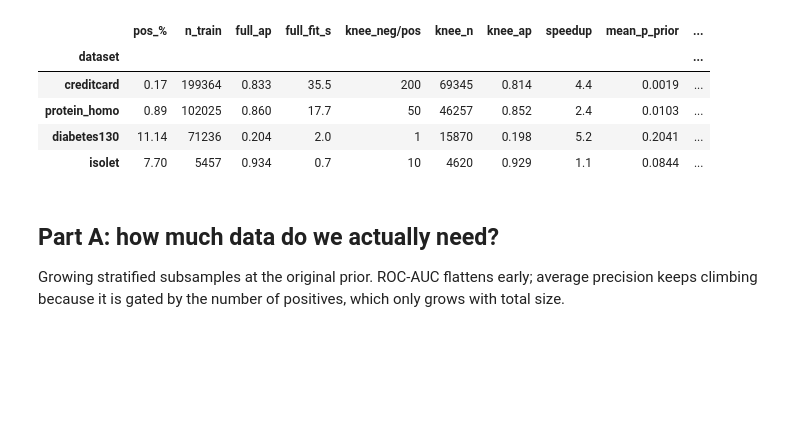
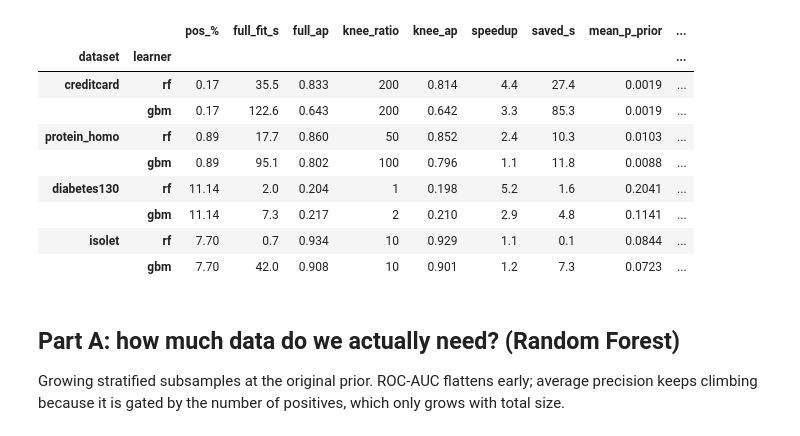
Before and after one commit to solegalli/resampling-experiments, a Jupyter notebook: notebooks/11-undersampling-for-speed.ipynb, the cells around one changed output. Drawn from its saved outputs; the diff is of its cells as text; code cells hidden in the pictures; blank space fills up the shorter version.

```diff
--- a/notebooks/11-undersampling-for-speed.ipynb
+++ b/notebooks/11-undersampling-for-speed.ipynb
@@ -54,40 +50,42 @@ For each dataset: the full-data Random Forest, and the fastest prior-weighted un
 # %%
 rows = []
 for d in DATASETS:
-    mA, _ = agg(res[d]['A_learning_curve'], 'fraction')
-    full_ap = mA.loc[1.0, 'ap']; full_fit = mA.loc[1.0, 'fit_time_s']
-    mB, _ = agg(res[d]['B_undersample'], ['neg_per_pos', 'weights'])
-    prior = mB.xs('prior', level='weights')
-    ok = prior[prior['ap'] >= full_ap - 0.01]
-    pick = ok['fit_time_s'].idxmin() if len(ok) else prior['ap'].idxmax()
-    knee = prior.loc[pick]
-    none_at = mB.xs('none', level='weights').loc[pick]
-    meta = res[d]['meta']
-    rows.append({
-        'dataset': d,
-        'pos_%': round(100 * meta['n_pos_full'] / (meta['n_pos_full'] + meta['n_neg_full']), 2),
-        'n_train': meta['n_pos_full'] + meta['n_neg_full'],
-        'full_ap': round(full_ap, 3),
-        'full_fit_s': round(full_fit, 1),
-        'knee_neg/pos': int(pick),
-        'knee_n': int(knee['n_train']),
-        'knee_ap': round(knee['ap'], 3),
-        'speedup': round(full_fit / knee['fit_time_s'], 1),
-        'mean_p_prior': round(knee['mean_prob'], 4),
-        'mean_p_none': round(none_at['mean_prob'], 4),
-        'true_prior': round(meta['test_prior'], 4),
-    })
-summary = pd.DataFrame(rows).set_index('dataset')
+    for l in LEARNERS:
+        if l not in res[d]:
+            continue
+        ref = full_ref(d, l)
+        mp, _ = prior_curve(d, l)
+        ok = mp[mp['ap'] >= ref['ap'] - 0.01]
+        pick = ok['fit_time_s'].idxmin() if len(ok) else mp['ap'].idxmax()
+        knee = mp.loc[pick]
+        meta = res[d][l]['meta']
+        rows.append({
+            'dataset': d, 'learner': l,
+            'pos_%': round(100 * meta['n_pos_full'] / (meta['n_pos_full'] + meta['n_neg_full']), 2),
+            'full_fit_s': round(ref['fit_time_s'], 1),
+            'full_ap': round(ref['ap'], 3),
+            'knee_ratio': int(pick),
+            'knee_ap': round(knee['ap'], 3),
+            'speedup': round(ref['fit_time_s'] / knee['fit_time_s'], 1),
+            'saved_s': round(ref['fit_time_s'] - knee['fit_time_s'], 1),
+            'mean_p_prior': round(knee['mean_prob'], 4),
+            'true_prior': round(meta['test_prior'], 4),
+        })
+summary = pd.DataFrame(rows).set_index(['dataset', 'learner'])
 summary
 # %% [output]
-|  | pos_% | n_train | full_ap | full_fit_s | knee_neg/pos | knee_n | knee_ap | speedup | mean_p_prior | ... |
-| dataset |  |  |  |  |  |  |  |  |  | ... |
-| creditcard | 0.17 | 199364 | 0.833 | 35.5 | 200 | 69345 | 0.814 | 4.4 | 0.0019 | ... |
-| protein_homo | 0.89 | 102025 | 0.860 | 17.7 | 50 | 46257 | 0.852 | 2.4 | 0.0103 | ... |
-| diabetes130 | 11.14 | 71236 | 0.204 | 2.0 | 1 | 15870 | 0.198 | 5.2 | 0.2041 | ... |
-| isolet | 7.70 | 5457 | 0.934 | 0.7 | 10 | 4620 | 0.929 | 1.1 | 0.0844 | ... |
+|  |  | pos_% | full_fit_s | full_ap | knee_ratio | knee_ap | speedup | saved_s | mean_p_prior | ... |
+| dataset | learner |  |  |  |  |  |  |  |  | ... |
+| creditcard | rf | 0.17 | 35.5 | 0.833 | 200 | 0.814 | 4.4 | 27.4 | 0.0019 | ... |
+|  | gbm | 0.17 | 122.6 | 0.643 | 200 | 0.642 | 3.3 | 85.3 | 0.0019 | ... |
+| protein_homo | rf | 0.89 | 17.7 | 0.860 | 50 | 0.852 | 2.4 | 10.3 | 0.0103 | ... |
+|  | gbm | 0.89 | 95.1 | 0.802 | 100 | 0.796 | 1.1 | 11.8 | 0.0088 | ... |
+| diabetes130 | rf | 11.14 | 2.0 | 0.204 | 1 | 0.198 | 5.2 | 1.6 | 0.2041 | ... |
+|  | gbm | 11.14 | 7.3 | 0.217 | 2 | 0.210 | 2.9 | 4.8 | 0.1141 | ... |
+| isolet | rf | 7.70 | 0.7 | 0.934 | 10 | 0.929 | 1.1 | 0.1 | 0.0844 | ... |
+|  | gbm | 7.70 | 42.0 | 0.908 | 10 | 0.901 | 1.2 | 7.3 | 0.0723 | ... |
 # %% [markdown]
-## Part A: how much data do we actually need?
+## Part A: how much data do we actually need? (Random Forest)
 
 Growing stratified subsamples at the original prior. ROC-AUC flattens early; average precision keeps climbing because it is gated by the number of positives, which only grows with total size.
 # %%
```
Also changed, not shown: parts of 15 cells of this notebook, 1 other file.
